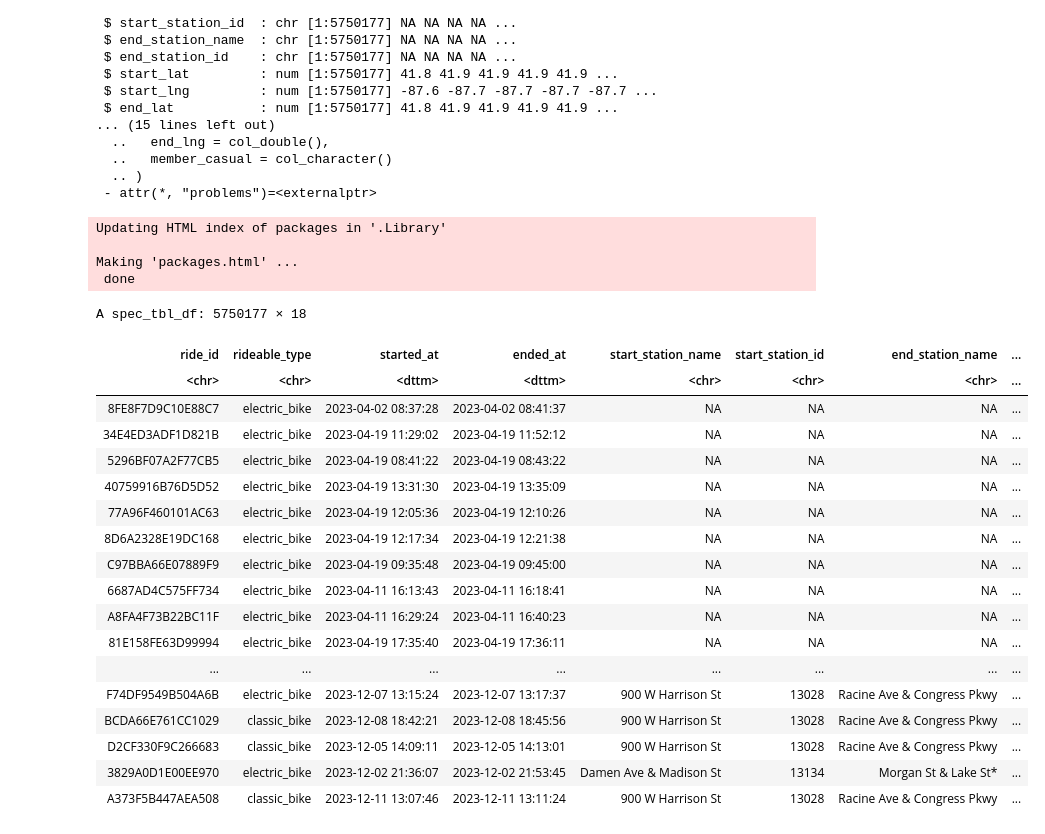
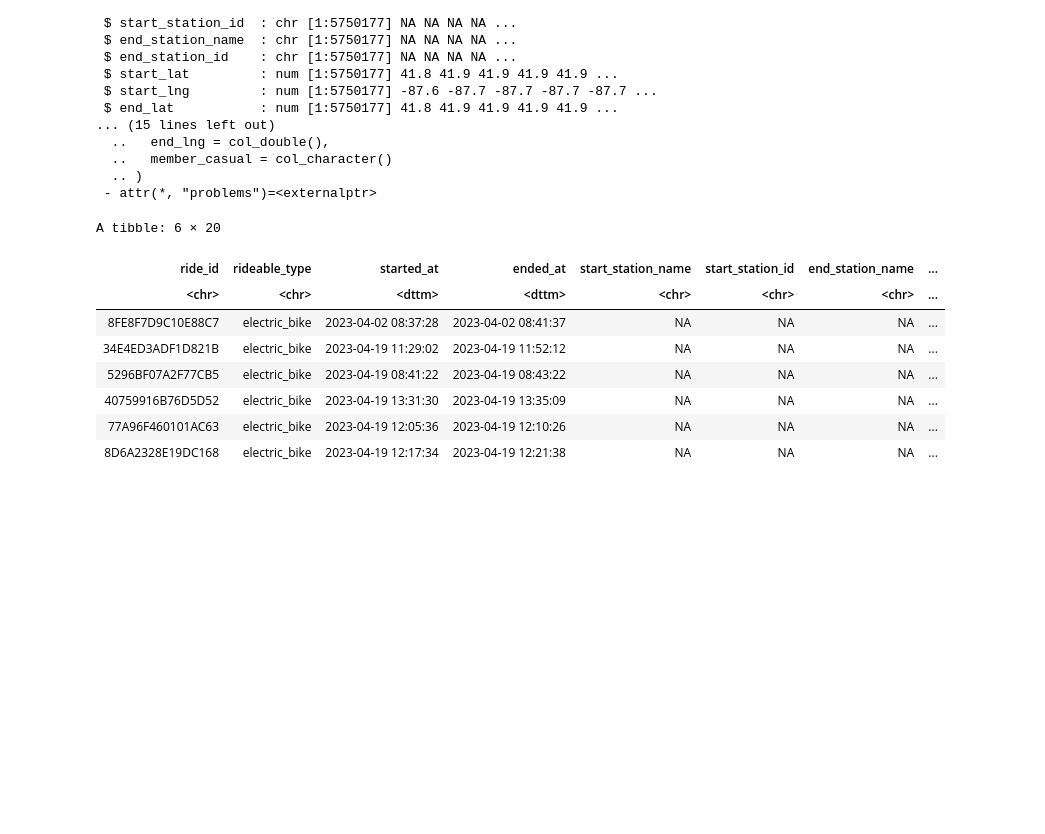
Before and after one commit to Ladipol/R_Projects, a Jupyter notebook: cyclic_project.ipynb, the cells around one changed output. Saved outputs shown, nothing was run; the diff lists cells and outputs as text; code cells hidden in the pictures; blank space fills up the shorter version.

```diff
--- a/cyclic_project.ipynb
+++ b/cyclic_project.ipynb
@@ -198,38 +107,25 @@ combined_data$day_of_week_num <- wday(combined_data$started_at)
 # %%
 # Extract the day of the week as a label (Sunday, Monday, ...)
 combined_data$day_of_week_label <- wday(combined_data$started_at, label = TRUE)
-# %%
-install.packages("geosphere")
-# %% [output]
-Updating HTML index of packages in '.Library'
-
-Making 'packages.html' ...
- done
+# %%
+# Extract the month number and name
+combined_data$month_number <- month(combined_data$started_at)
+combined_data$month_name <- month(combined_data$started_at, label = TRUE, abbr = FALSE)
 # %%
 library(geosphere)
 
 # Calculate distance in meters
 combined_data$distance <- distHaversine(p1 = cbind(combined_data$start_lng, combined_data$start_lat),
                               p2 = cbind(combined_data$end_lng, combined_data$end_lat))
 
-View(combined_data)
+head(combined_data)
 # %% [output]
-A spec_tbl_df: 5750177 × 18
+A tibble: 6 × 20
 | ride_id | rideable_type | started_at | ended_at | start_station_name | start_station_id | end_station_name | ... |
 | <chr> | <chr> | <dttm> | <dttm> | <chr> | <chr> | <chr> | ... |
 | 8FE8F7D9C10E88C7 | electric_bike | 2023-04-02 08:37:28 | 2023-04-02 08:41:37 | NA | NA | NA | ... |
 | 34E4ED3ADF1D821B | electric_bike | 2023-04-19 11:29:02 | 2023-04-19 11:52:12 | NA | NA | NA | ... |
 | 5296BF07A2F77CB5 | electric_bike | 2023-04-19 08:41:22 | 2023-04-19 08:43:22 | NA | NA | NA | ... |
 | 40759916B76D5D52 | electric_bike | 2023-04-19 13:31:30 | 2023-04-19 13:35:09 | NA | NA | NA | ... |
 | 77A96F460101AC63 | electric_bike | 2023-04-19 12:05:36 | 2023-04-19 12:10:26 | NA | NA | NA | ... |
 | 8D6A2328E19DC168 | electric_bike | 2023-04-19 12:17:34 | 2023-04-19 12:21:38 | NA | NA | NA | ... |
-| C97BBA66E07889F9 | electric_bike | 2023-04-19 09:35:48 | 2023-04-19 09:45:00 | NA | NA | NA | ... |
-| 6687AD4C575FF734 | electric_bike | 2023-04-11 16:13:43 | 2023-04-11 16:18:41 | NA | NA | NA | ... |
-| A8FA4F73B22BC11F | electric_bike | 2023-04-11 16:29:24 | 2023-04-11 16:40:23 | NA | NA | NA | ... |
-| 81E158FE63D99994 | electric_bike | 2023-04-19 17:35:40 | 2023-04-19 17:36:11 | NA | NA | NA | ... |
-| ... | ... | ... | ... | ... | ... | ... | ... |
-| F74DF9549B504A6B | electric_bike | 2023-12-07 13:15:24 | 2023-12-07 13:17:37 | 900 W Harrison St | 13028 | Racine Ave & Congress Pkwy | ... |
-| BCDA66E761CC1029 | classic_bike | 2023-12-08 18:42:21 | 2023-12-08 18:45:56 | 900 W Harrison St | 13028 | Racine Ave & Congress Pkwy | ... |
-| D2CF330F9C266683 | classic_bike | 2023-12-05 14:09:11 | 2023-12-05 14:13:01 | 900 W Harrison St | 13028 | Racine Ave & Congress Pkwy | ... |
-| 3829A0D1E00EE970 | electric_bike | 2023-12-02 21:36:07 | 2023-12-02 21:53:45 | Damen Ave & Madison St | 13134 | Morgan St & Lake St* | ... |
-| A373F5B447AEA508 | classic_bike | 2023-12-11 13:07:46 | 2023-12-11 13:11:24 | 900 W Harrison St | 13028 | Racine Ave & Congress Pkwy | ... |
```
Also changed, not shown: parts of 19 cells of this notebook, 2 other files.
